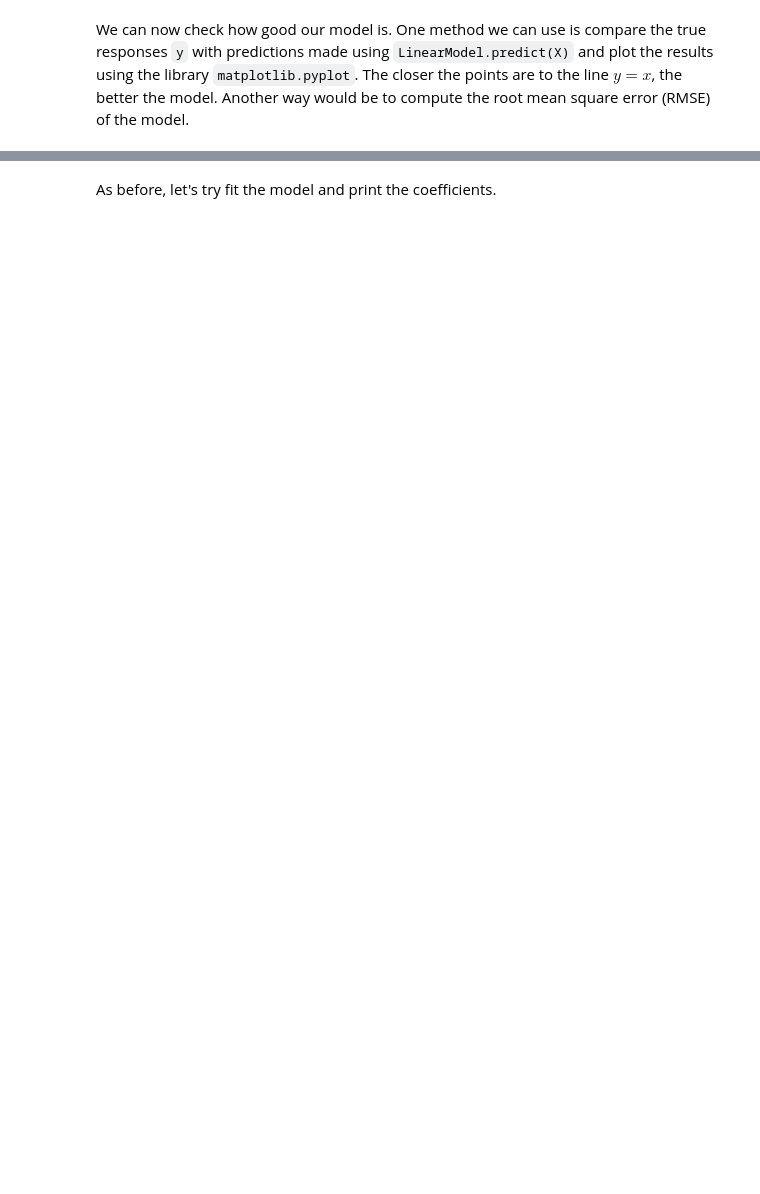
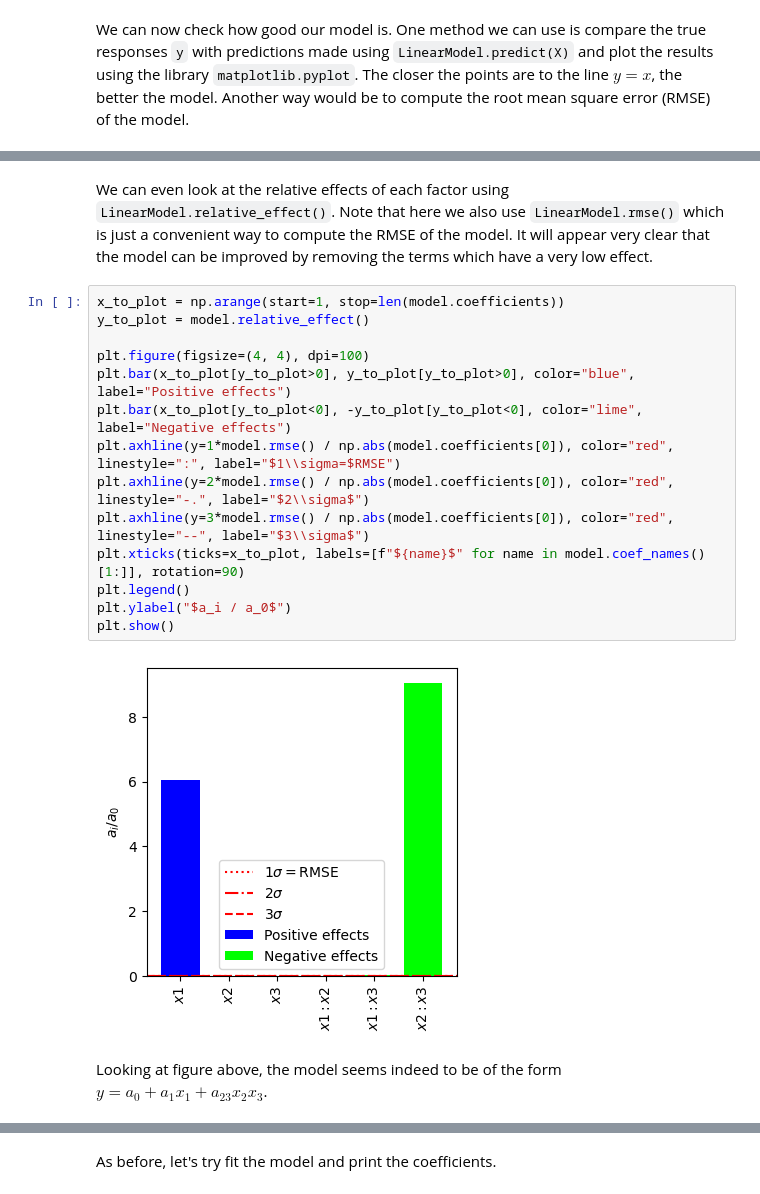
Before and after one commit to soleilvermeil/doe, a Jupyter notebook: example.ipynb, the cells around one changed output, grey strips where cells are left out. Saved outputs shown, nothing was run; the diff lists cells and outputs as text; blank space fills up the shorter version.

```diff
--- a/example.ipynb
+++ b/example.ipynb
@@ -85,4 +87,24 @@ plt.ylabel("Predicted values")
 plt.show()
 # %% [output]
 [figure]
+# %% [markdown]
+We can even look at the relative effects of each factor using `LinearModel.relative_effect()`. Note that here we also use `LinearModel.rmse()` which is just a convenient way to compute the RMSE of the model. It will appear very clear that the model can be improved by removing the terms which have a very low effect.
+# %%
+x_to_plot = np.arange(start=1, stop=len(model.coefficients))
+y_to_plot = model.relative_effect()
+
+plt.figure(figsize=(4, 4), dpi=100)
+plt.bar(x_to_plot[y_to_plot>0], y_to_plot[y_to_plot>0], color="blue", label="Positive effects")
+plt.bar(x_to_plot[y_to_plot<0], -y_to_plot[y_to_plot<0], color="lime", label="Negative effects")
+plt.axhline(y=1*model.rmse() / np.abs(model.coefficients[0]), color="red", linestyle=":", label="$1\\sigma=$RMSE")
+plt.axhline(y=2*model.rmse() / np.abs(model.coefficients[0]), color="red", linestyle="-.", label="$2\\sigma$")
+plt.axhline(y=3*model.rmse() / np.abs(model.coefficients[0]), color="red", linestyle="--", label="$3\\sigma$")
+plt.xticks(ticks=x_to_plot, labels=[f"${name}$" for name in model.coef_names()[1:]], rotation=90)
+plt.legend()
+plt.ylabel("$a_i / a_0$")
+plt.show()
+# %% [output]
+[figure, added]
+# %% [markdown]
+Looking at figure above, the model seems indeed to be of the form $y=a_0+a_1x_1+a_{23}x_2x_3$.
 # %% [markdown]
```
Also changed, not shown: parts of 9 cells of this notebook.
